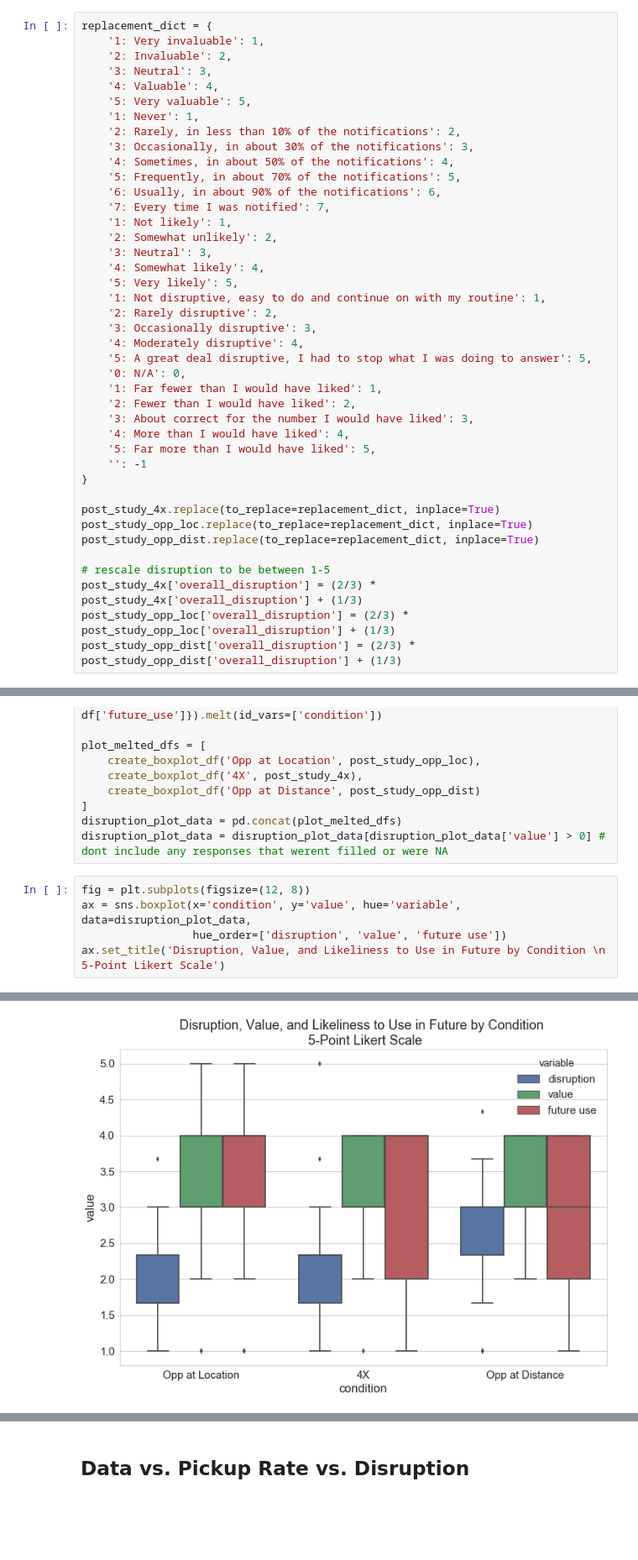
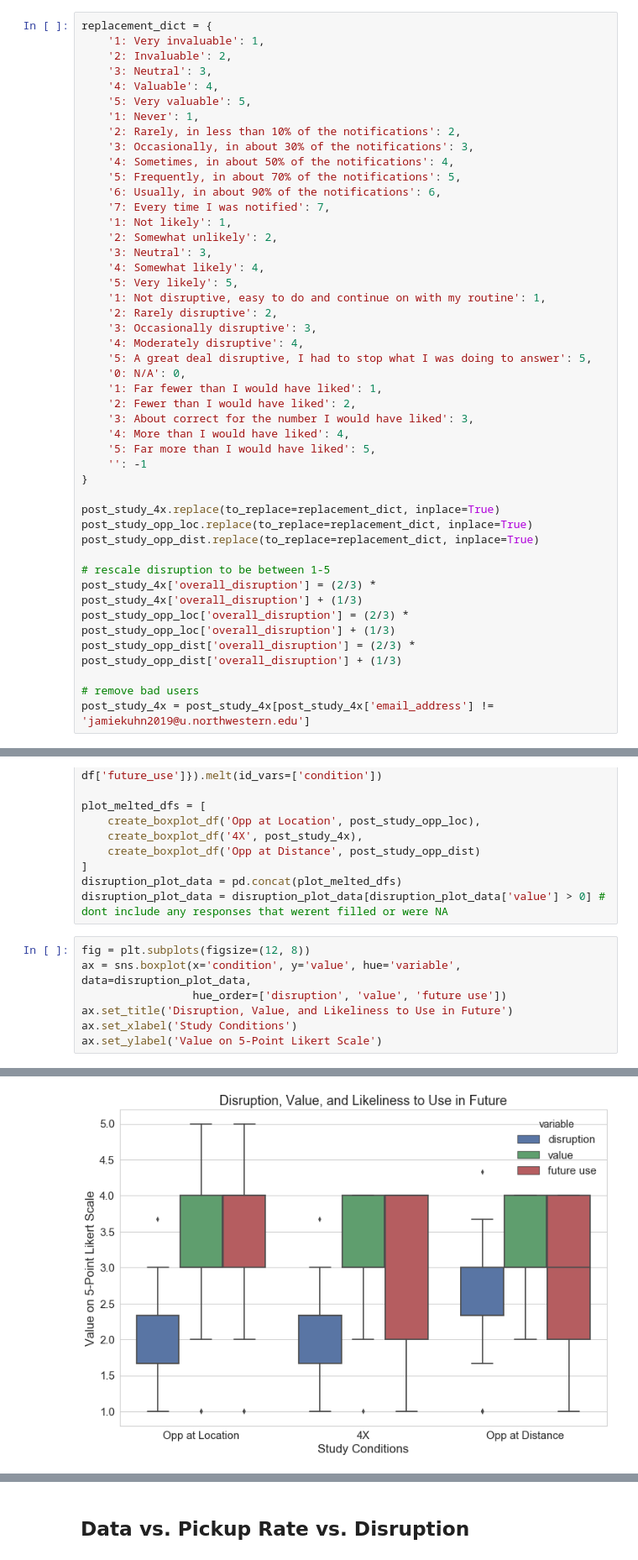
Before and after one commit to NUDelta/les-study-analysis, a Jupyter notebook: w2018/4X-study-dashboard.ipynb, the cells around one changed output, grey strips where cells are left out. Shown: that part at 84% size. Cells and saved outputs as stored; diff of their text form; blank space fills up the shorter version.

Commit message:
adding anova for self-reported disruption and graph cleanup

```diff
--- a/w2018/4X-study-dashboard.ipynb
+++ b/w2018/4X-study-dashboard.ipynb
@@ -1408,6 +1438,9 @@ post_study_opp_dist.replace(to_replace=replacement_dict, inplace=True)
 post_study_4x['overall_disruption'] = (2/3) * post_study_4x['overall_disruption'] + (1/3)
 post_study_opp_loc['overall_disruption'] = (2/3) * post_study_opp_loc['overall_disruption'] + (1/3)
 post_study_opp_dist['overall_disruption'] = (2/3) * post_study_opp_dist['overall_disruption'] + (1/3)
+
+# remove bad users
+post_study_4x = post_study_4x[post_study_4x['email_address'] != 'jamiekuhn2019@u.northwestern.edu']
 # %%
 def create_boxplot_df(condition, df):
     """
@@ -1433,5 +1466,7 @@ disruption_plot_data = disruption_plot_data[disruption_plot_data['value'] > 0] #
 fig = plt.subplots(figsize=(12, 8))
 ax = sns.boxplot(x='condition', y='value', hue='variable', data=disruption_plot_data,
                  hue_order=['disruption', 'value', 'future use'])
-ax.set_title('Disruption, Value, and Likeliness to Use in Future by Condition \n 5-Point Likert Scale')
+ax.set_title('Disruption, Value, and Likeliness to Use in Future')
+ax.set_xlabel('Study Conditions')
+ax.set_ylabel('Value on 5-Point Likert Scale')
 # %% [output]
@@ -1439 +1474 @@ Text(0.5,1,'Disruption, Value, and Likeliness to Use in Future by Condition \n 5
-[figure, old version]
+[figure, new version]
```
Also changed, not shown: parts of 30 cells of this notebook.
